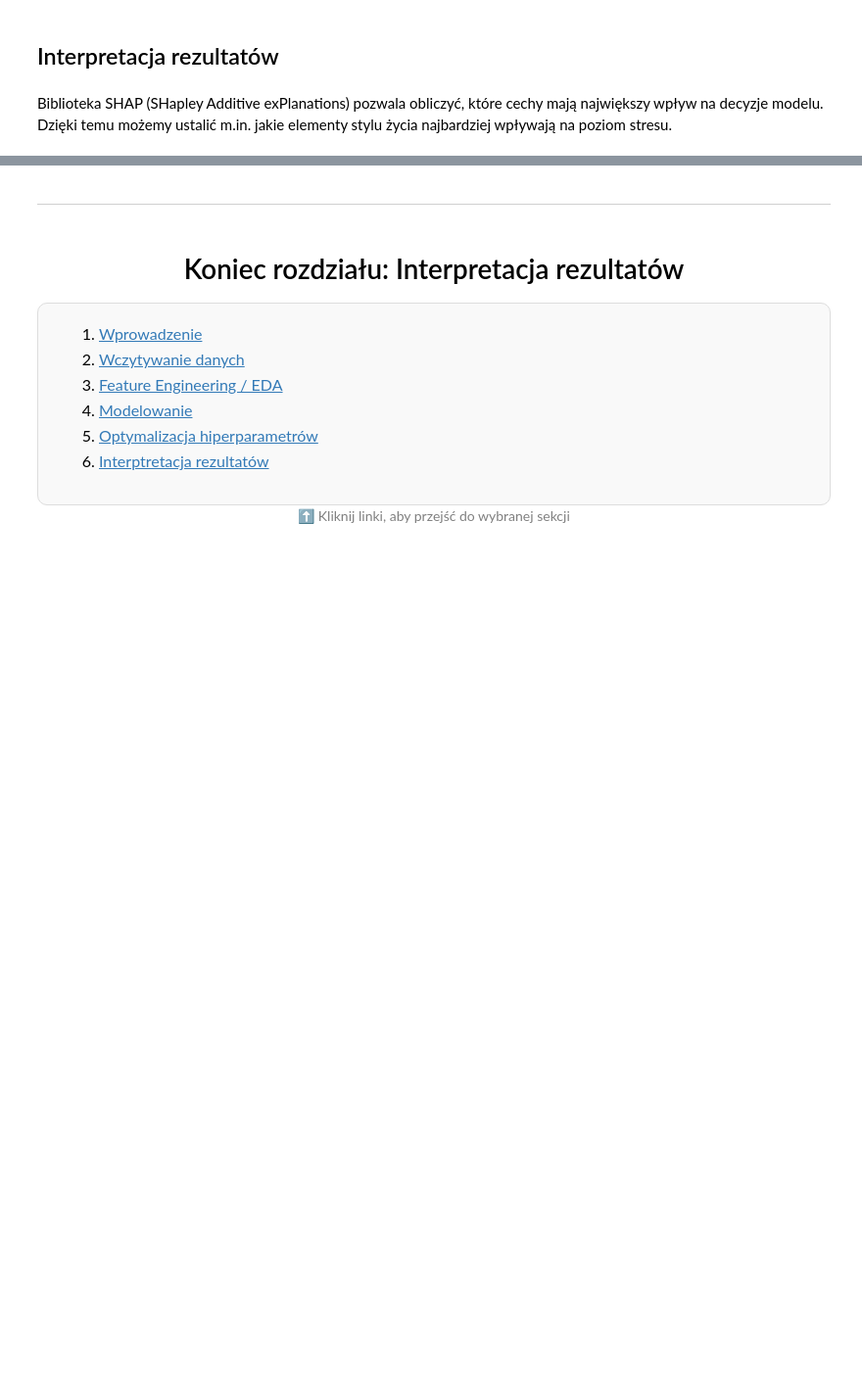
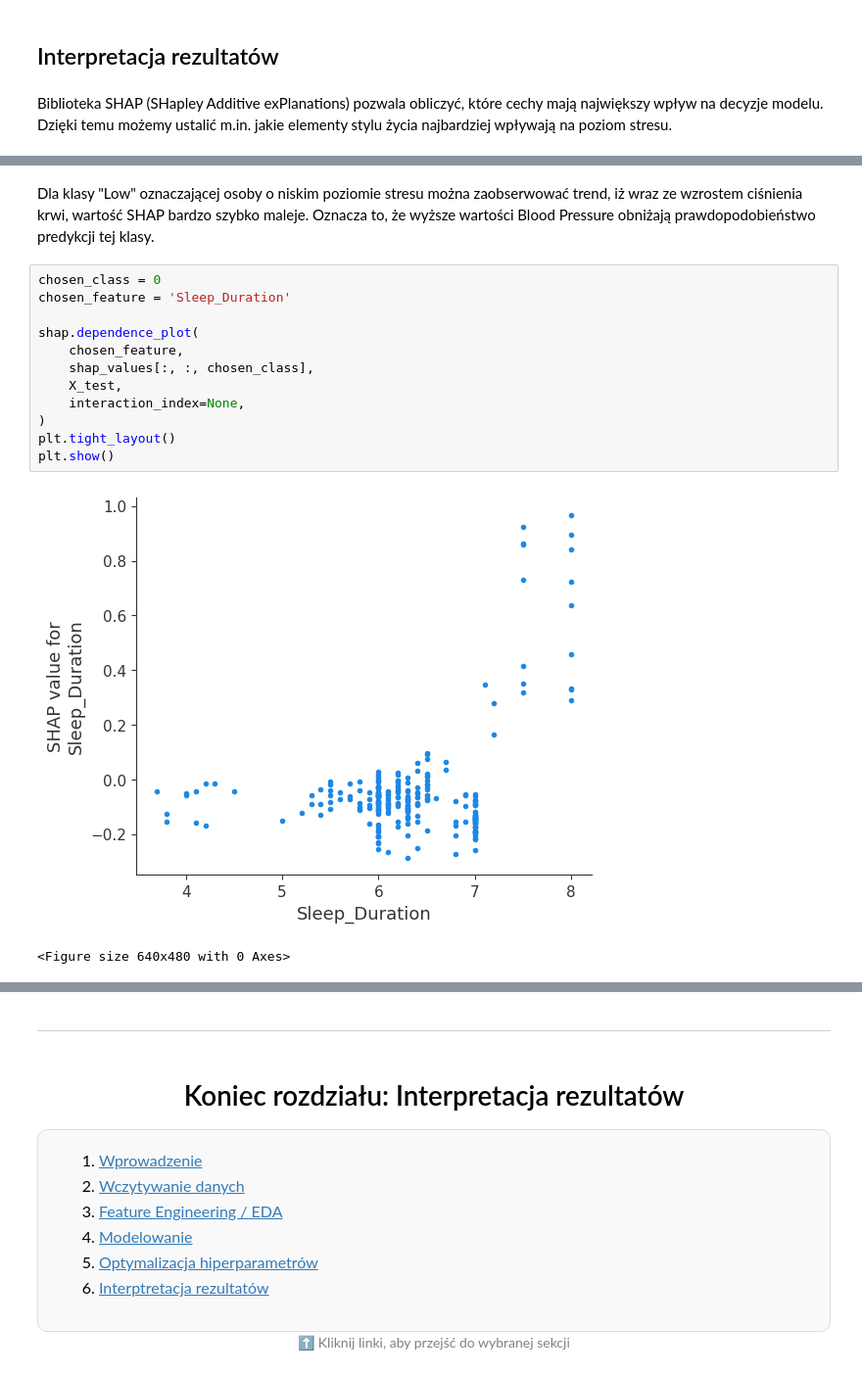
Before and after one commit to Sumitjadhav5004/ML-Stress-Prediction, a Jupyter notebook: stress_prediction.ipynb, the cells around one changed output, grey strips where cells are left out. Shown at 98% size. Saved outputs shown, nothing was run; the diff lists cells and outputs as text; blank space fills up the shorter version.

```diff
--- a/stress_prediction.ipynb
+++ b/stress_prediction.ipynb
@@ -570,0 +552,17 @@ plt.show()  # Display the plot
+# %% [markdown]
+Dla klasy "Low" oznaczającej osoby o niskim poziomie stresu można zaobserwować trend, iż wraz ze wzrostem ciśnienia krwi, wartość SHAP bardzo szybko maleje. Oznacza to, że wyższe wartości Blood Pressure obniżają prawdopodobieństwo predykcji tej klasy.
+# %%
+chosen_class = 0
+chosen_feature = 'Sleep_Duration'
+
+shap.dependence_plot(
+    chosen_feature,
+    shap_values[:, :, chosen_class],
+    X_test,
+    interaction_index=None,
+)
+plt.tight_layout()
+plt.show()
+# %% [output]
+[figure, added]
+<Figure size 640x480 with 0 Axes>
```
Also changed, not shown: parts of 36 cells of this notebook, 1 other file.
